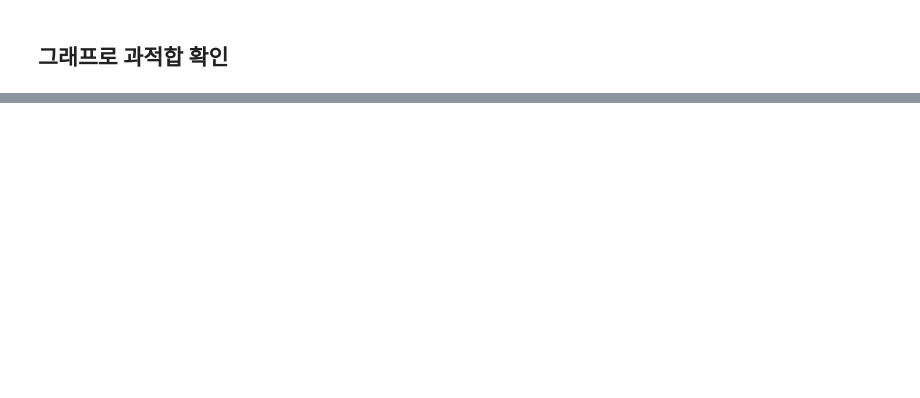
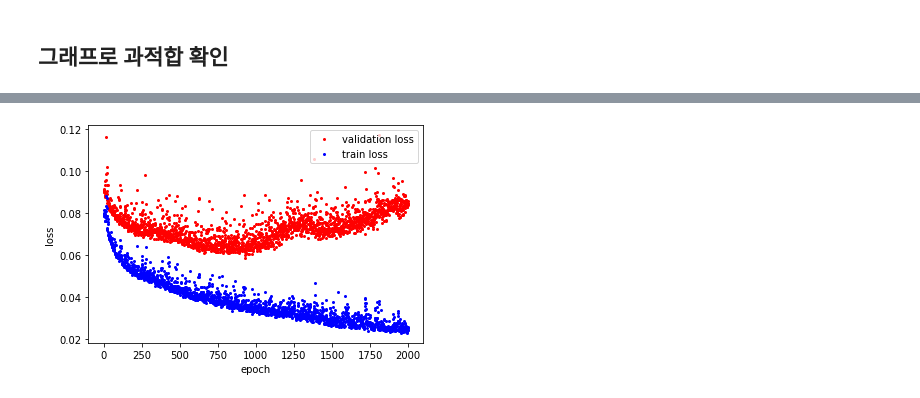
Before and after one commit to LIMDANBI/SKTFLYAI, a Jupyter notebook: DL/와인 종류 예측 with tensorflow.ipynb, the cells around one changed output, grey strips where cells are left out. Cells and saved outputs as stored; diff of their text form; code cells hidden in the pictures; blank space fills up the shorter version.

Commit message:
주택 가격예측 with tensorflow , ModelCheckpoint, 과적합 시각화

```diff
--- a/DL/와인 종류 예측 with tensorflow.ipynb
+++ b/DL/와인 종류 예측 with tensorflow.ipynb
@@ -114,2 +117,4 @@ Epoch 50: saving model to ./model/all/50-0.9823.hdf5
 # %% [markdown]
 ## 그래프로 과적합 확인
+# %%
+history = model.fit(X_train, y_train, epochs=2000, batch_size=500, validation_split=0.25)
@@ -115,0 +139,3 @@ Epoch 50: saving model to ./model/all/50-0.9823.hdf5
+# %%
+hist_df = pd.DataFrame(history.history)
+hist_df
@@ -115,0 +156,13 @@ Epoch 50: saving model to ./model/all/50-0.9823.hdf5
+# %%
+y_vloss = hist_df['val_loss']
+y_loss = hist_df['loss']
+x_len = np.arange(len(y_loss))
+# %%
+plt.plot(x_len, y_vloss, "o", c="red", markersize=2, label="validation loss")
+plt.plot(x_len, y_loss, "o", c="blue", markersize=2, label="train loss")
+plt.legend(loc="upper right")
+plt.xlabel("epoch")
+plt.ylabel("loss")
+plt.show()
+# %% [output]
+[figure, added]
```
Also changed, not shown: parts of 7 cells of this notebook, 50 other files.
